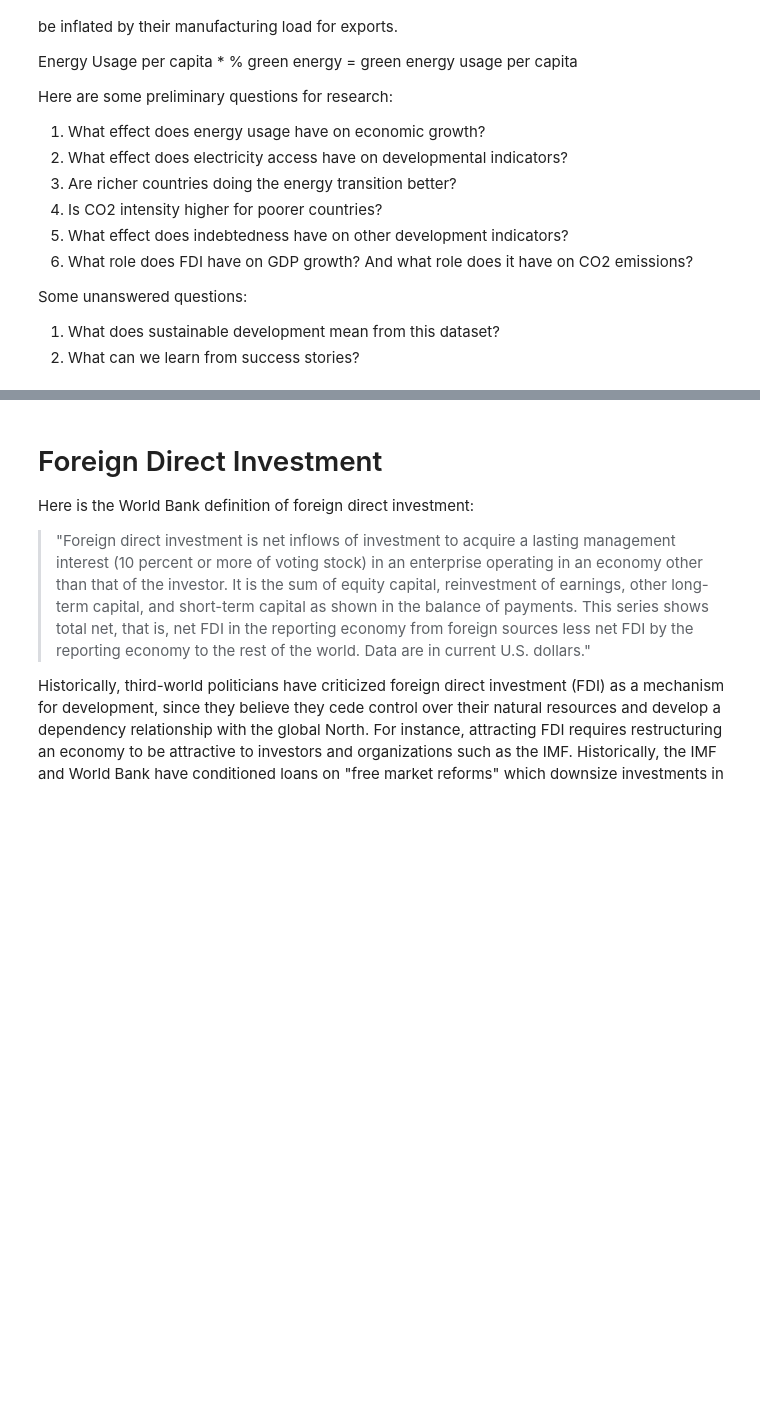
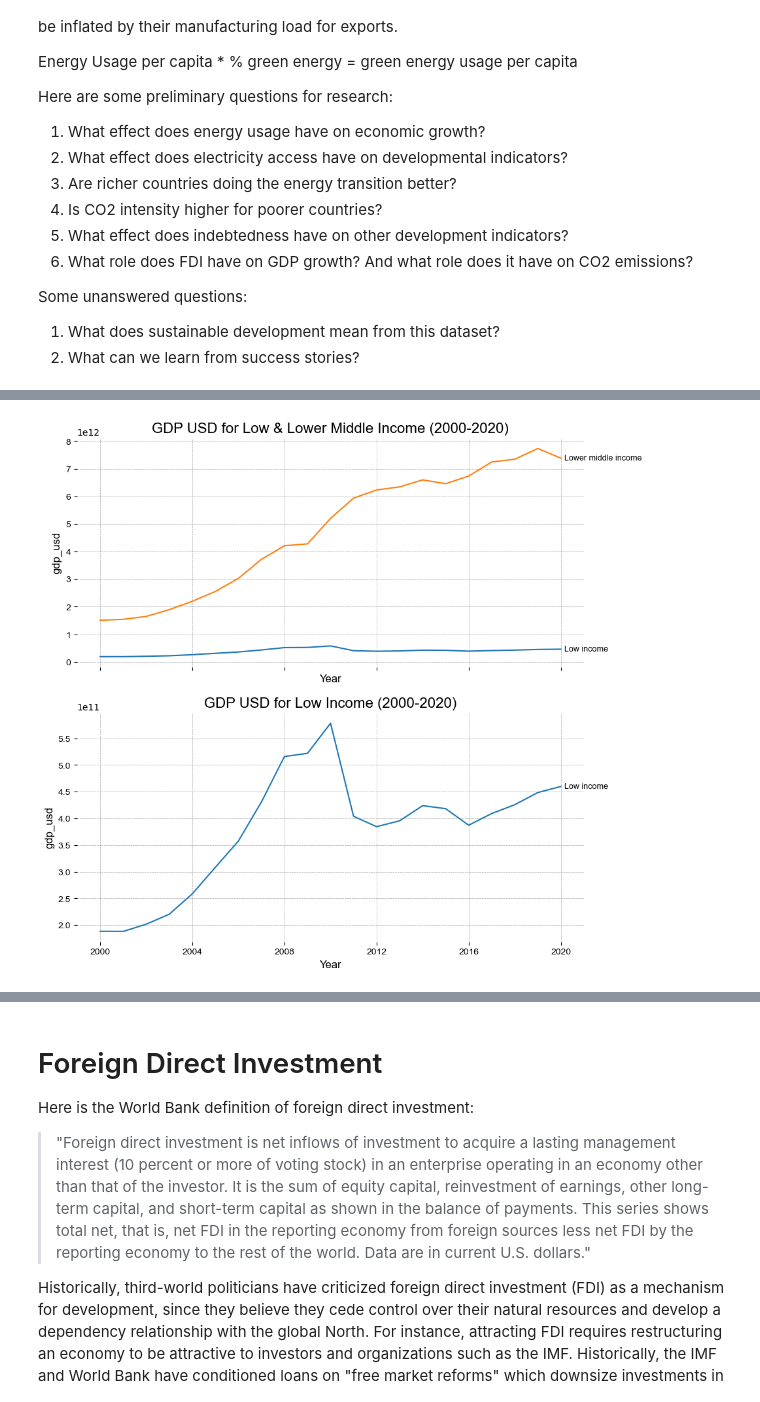
Before and after one commit to ruizhuu/development-emissions, a Jupyter notebook: main.ipynb, the cells around one changed output, grey strips where cells are left out. Saved outputs shown, nothing was run; the diff lists cells and outputs as text; code cells hidden in the pictures; blank space fills up the shorter version.

```diff
--- a/main.ipynb
+++ b/main.ipynb
@@ -192,0 +210,8 @@ Do poorer countries emit more? Are emissions correlated with GDP growth?
+# %%
+fig, (ax1, ax2) = plt.subplots(2, 1, figsize = (10,10), sharex=True)
+lineGraph('gdp_usd', ["Low income", "Lower middle income"], ["Low income", "Lower middle income"], title="GDP USD for Low & Lower Middle Income (2000-2020)", ax=ax1)
+lineGraph('gdp_usd', ["Low income"], ["Low income"], title="GDP USD for Low Income (2000-2020)", ax=ax2)
+
+plt.show()
+# %% [output]
+[figure, added]
```
Also changed, not shown: parts of 11 cells of this notebook.
